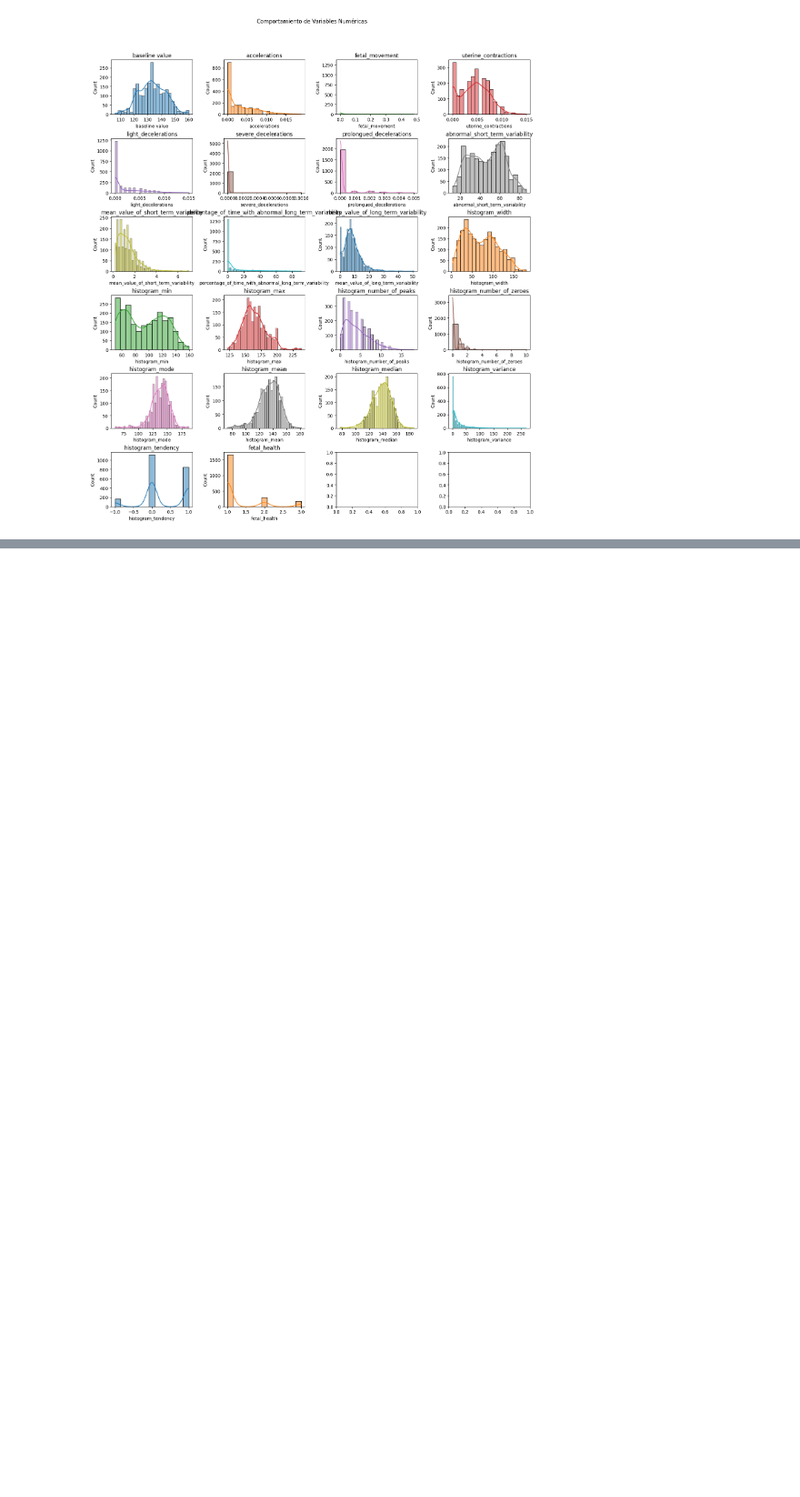
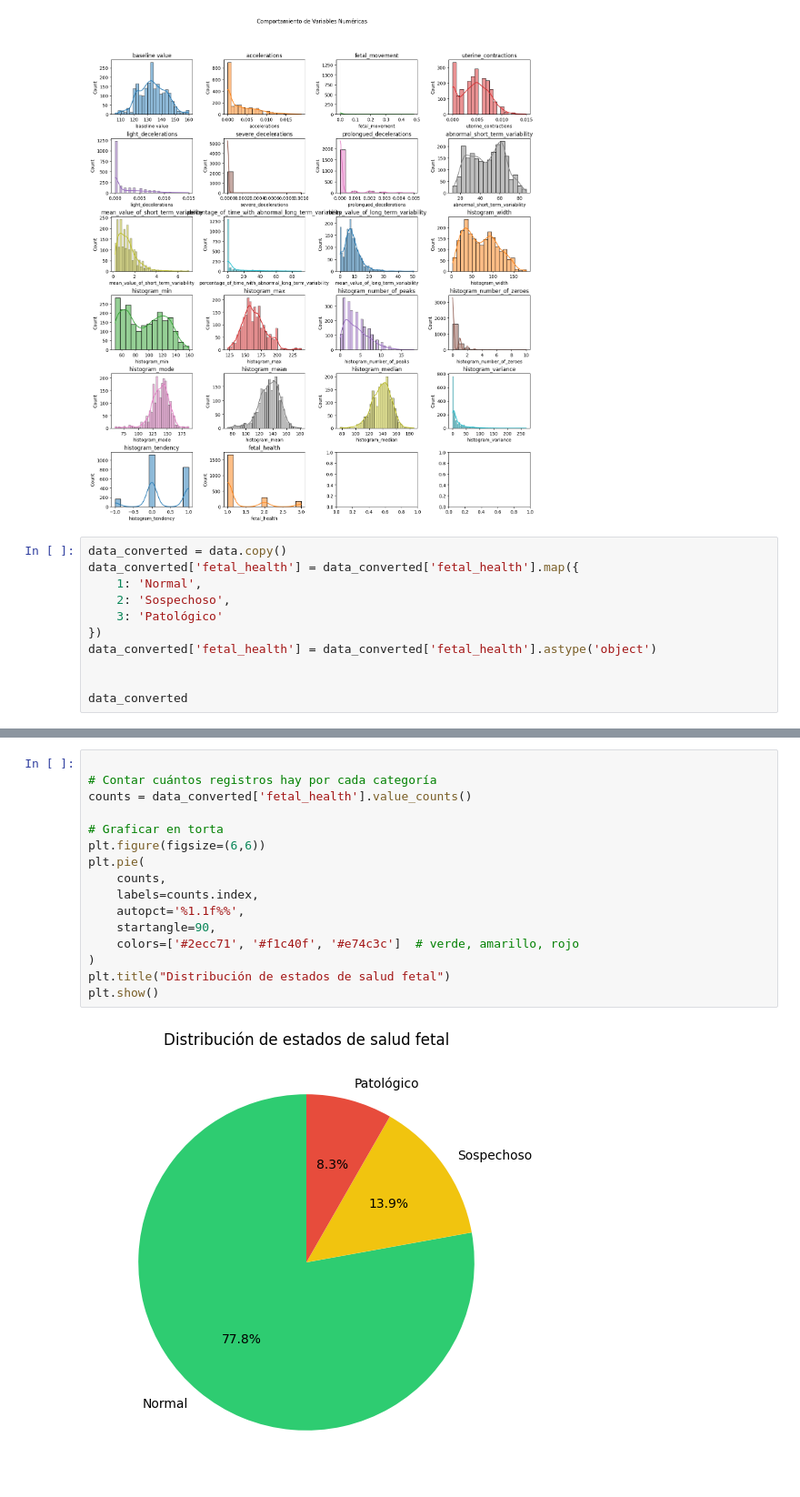
Before and after one commit to SierraSantiago/Caso-de-Clasificacion, a Jupyter notebook: clasificacion.ipynb, the cells around one changed output, grey strips where cells are left out. Shown at 91% size. Cells and saved outputs as stored; diff of their text form; blank space fills up the shorter version.

```diff
--- a/clasificacion.ipynb
+++ b/clasificacion.ipynb
@@ -94,3 +94,14 @@ fig.suptitle('Comportamiento de Variables Numéricas')
 plt.show()
 # %% [output]
 [figure]
+# %%
+data_converted = data.copy()
+data_converted['fetal_health'] = data_converted['fetal_health'].map({
+    1: 'Normal',
+    2: 'Sospechoso',
+    3: 'Patológico'
+})
+data_converted['fetal_health'] = data_converted['fetal_health'].astype('object')
+
+
+data_converted
@@ -96,0 +122,18 @@ plt.show()
+# %%
+
+# Contar cuántos registros hay por cada categoría
+counts = data_converted['fetal_health'].value_counts()
+
+# Graficar en torta
+plt.figure(figsize=(6,6))
+plt.pie(
+    counts,
+    labels=counts.index,
+    autopct='%1.1f%%',
+    startangle=90,
+    colors=['#2ecc71', '#f1c40f', '#e74c3c']  # verde, amarillo, rojo
+)
+plt.title("Distribución de estados de salud fetal")
+plt.show()
+# %% [output]
+[figure, added]
```
Also changed, not shown: parts of 1 cell of this notebook.
